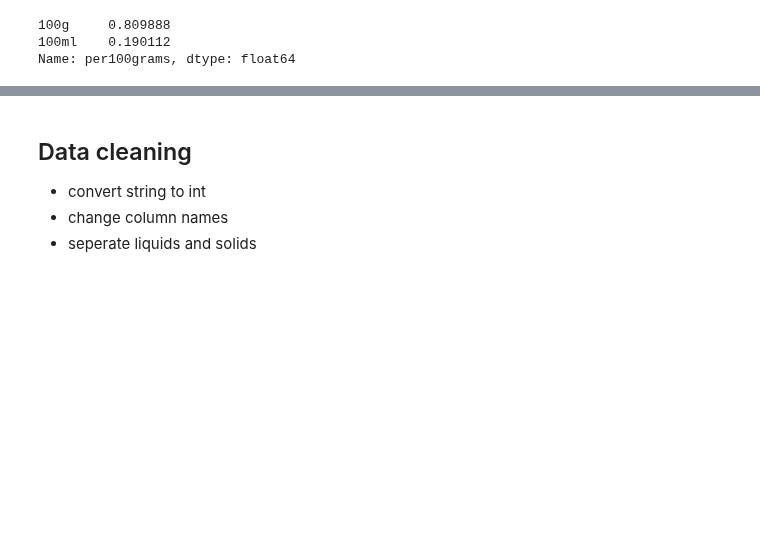
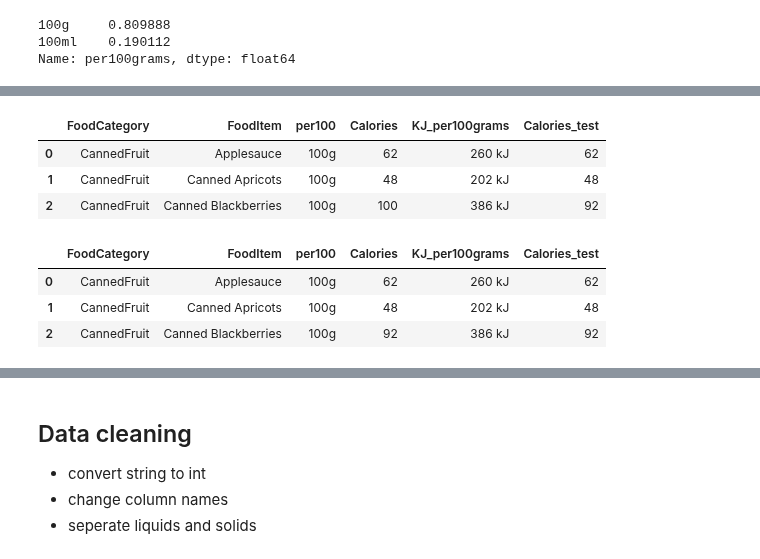
Before and after one commit to yuna-liu/Databehandling-Yuna-Liu, a Jupyter notebook: Code-alongs/L0_pandas_basics.ipynb, the cells around one changed output, grey strips where cells are left out. Drawn from its saved outputs; the diff is of its cells as text; code cells hidden in the pictures; blank space fills up the shorter version.

```diff
--- a/Code-alongs/L0_pandas_basics.ipynb
+++ b/Code-alongs/L0_pandas_basics.ipynb
@@ -341,0 +354,16 @@ Name: per100grams, dtype: float64
+# %%
+calories.loc[2, 'Calories'] = 100
+calories.head(3)
+# %% [output]
+|  | FoodCategory | FoodItem | per100 | Calories | KJ_per100grams | Calories_test |
+| 0 | CannedFruit | Applesauce | 100g | 62 | 260 kJ | 62 |
+| 1 | CannedFruit | Canned Apricots | 100g | 48 | 202 kJ | 48 |
+| 2 | CannedFruit | Canned Blackberries | 100g | 100 | 386 kJ | 92 |
+# %%
+calories.loc[2, 'Calories'] = 92
+calories.head(3)
+# %% [output]
+|  | FoodCategory | FoodItem | per100 | Calories | KJ_per100grams | Calories_test |
+| 0 | CannedFruit | Applesauce | 100g | 62 | 260 kJ | 62 |
+| 1 | CannedFruit | Canned Apricots | 100g | 48 | 202 kJ | 48 |
+| 2 | CannedFruit | Canned Blackberries | 100g | 92 | 386 kJ | 92 |
```
Also changed, not shown: parts of 16 cells of this notebook.
